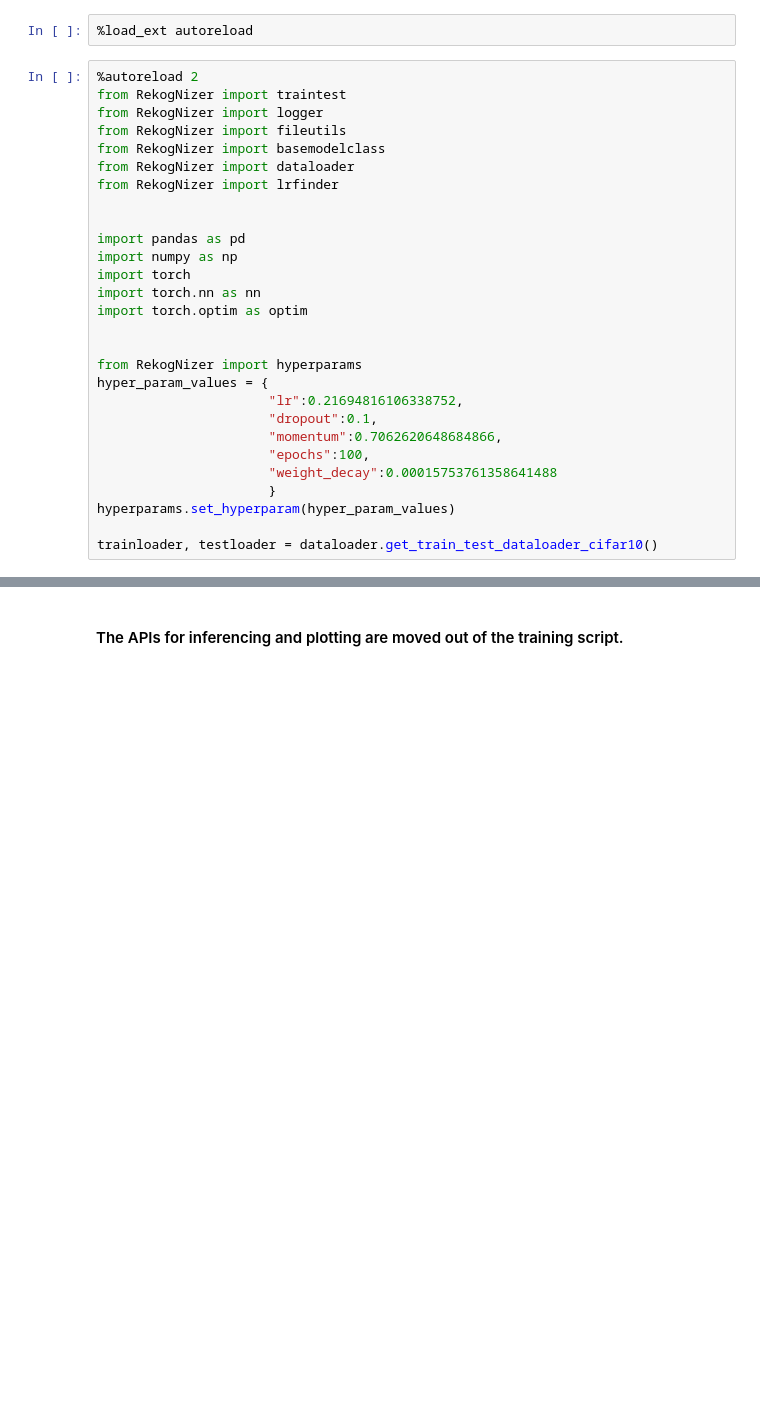
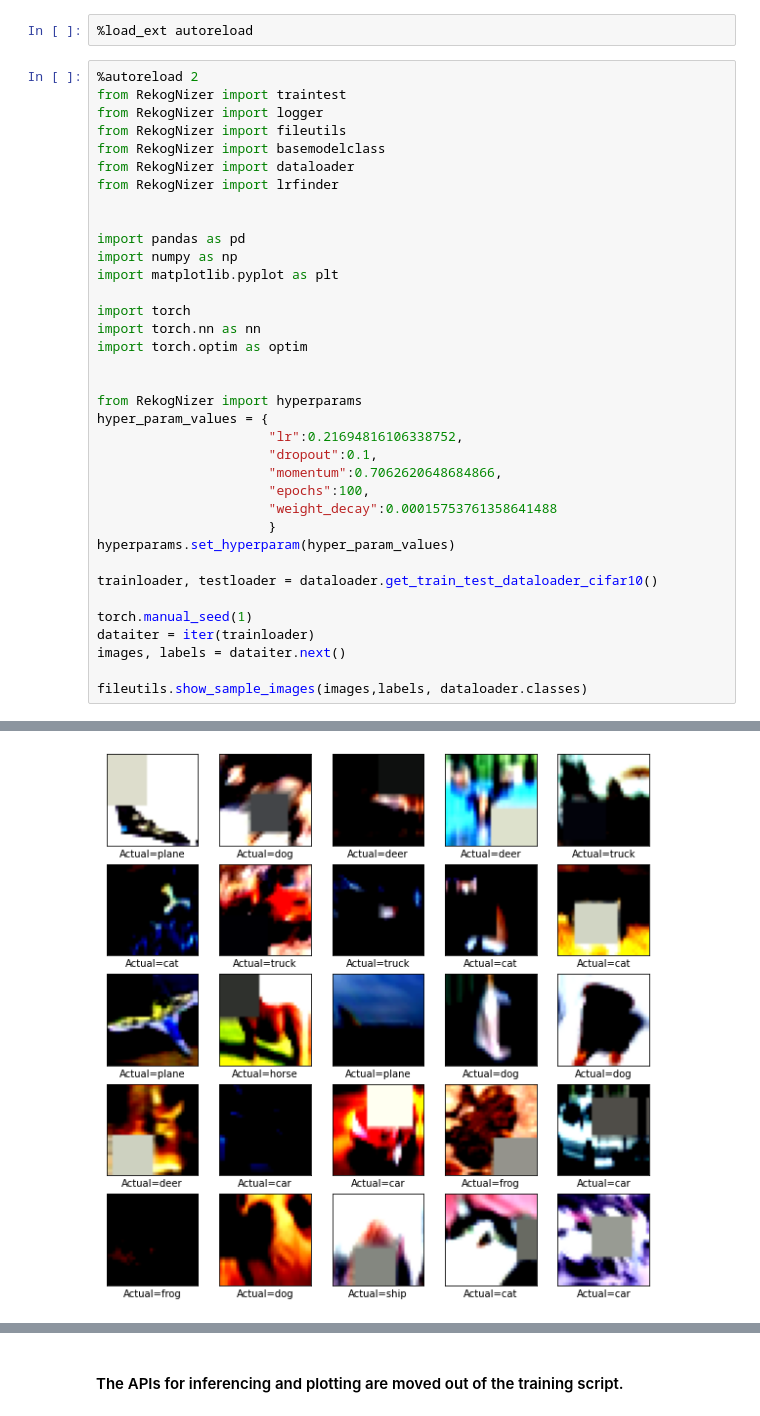
Before and after one commit to rajy4683/S10EVA4, a Jupyter notebook: S10EVA4_GCAM_LRF5_MAug.ipynb, the cells around one changed output, grey strips where cells are left out. Drawn from its saved outputs; the diff is of its cells as text; blank space fills up the shorter version.

```diff
--- a/S10EVA4_GCAM_LRF5_MAug.ipynb
+++ b/S10EVA4_GCAM_LRF5_MAug.ipynb
@@ -140,6 +144,8 @@ from RekogNizer import lrfinder
 
 import pandas as pd
 import numpy as np
+import matplotlib.pyplot as plt
+
 import torch
 import torch.nn as nn
 import torch.optim as optim
@@ -156,6 +162,12 @@ hyper_param_values = {
 hyperparams.set_hyperparam(hyper_param_values)
 
 trainloader, testloader = dataloader.get_train_test_dataloader_cifar10()
+
+torch.manual_seed(1)
+dataiter = iter(trainloader)
+images, labels = dataiter.next()
+
+fileutils.show_sample_images(images,labels, dataloader.classes)
 # %% [output]
 Files already downloaded and verified
 Files already downloaded and verified
@@ -161,0 +175 @@ Files already downloaded and verified
+[figure, added]
```
Also changed, not shown: parts of 20 cells of this notebook.
